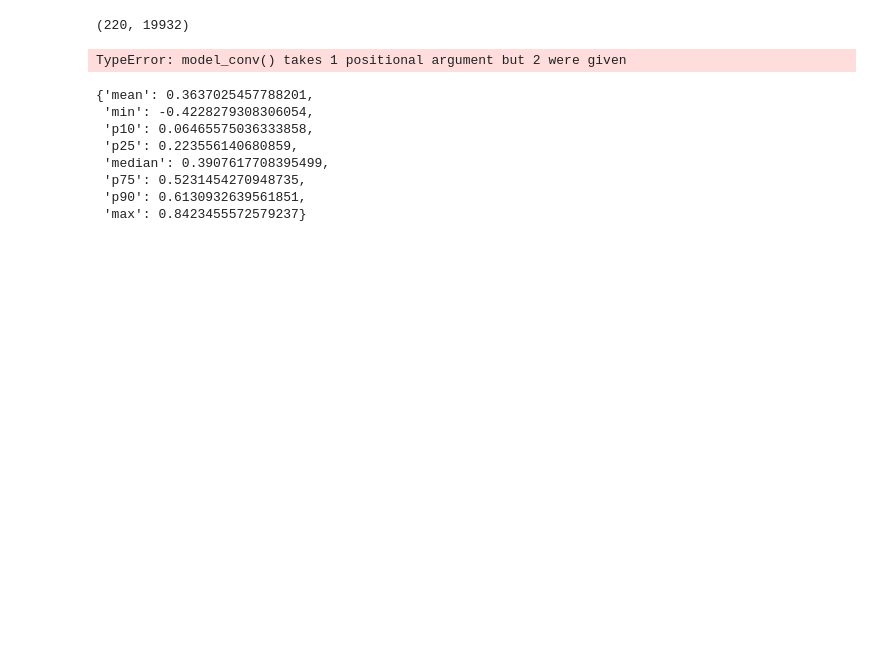
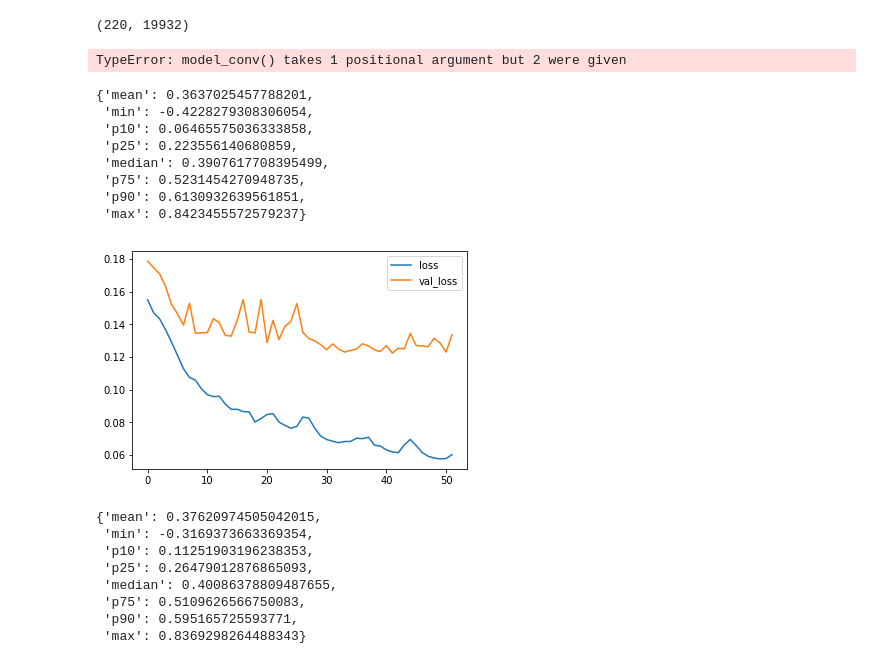
Before and after one commit to gagneurlab/rep, a Jupyter notebook: notebooks/models/4_models_nn.ipynb, the cells around one changed output. Drawn from its saved outputs; the diff is of its cells as text; code cells hidden in the pictures; blank space fills up the shorter version.

```diff
--- a/notebooks/models/4_models_nn.ipynb
+++ b/notebooks/models/4_models_nn.ipynb
@@ -522,23 +544,33 @@ def model_conv(input_size_):
 
     return baseNetwork
 # %%
-nn = model_conv(train.inputs.shape[1])
+nn = model_conv(train.inputs[:,:10000].shape[1])
 nn.reset_states()
-nn.fit(train.inputs,
-       train.targets,
+nn.fit(train.inputs[:,:10000],
+       train.targets[:,:10000],
        epochs=500,
        batch_size=16,
 #        steps_per_epoch=16,
 #        validation_steps=1,
-       validation_data=(valid.inputs, valid.targets),
+       validation_data=(valid.inputs[:,:10000], valid.targets[:,:10000]),
        verbose=0,
        callbacks=[
            EarlyStopping(monitor='val_loss', min_delta=1e-10, patience=10),
            plot_losses
        ])
-y_pred = nn.predict(valid.inputs)
-eval_nn = mt.rep_metric(valid.targets, y_pred)
+y_pred = nn.predict(valid.inputs[:,:10000])
+eval_nn = mt.rep_metric(valid.targets[:,:10000], y_pred)
 eval_nn['spearmanr']
+# %% [output]
+[figure, added]
+{'mean': 0.37620974505042015,
+ 'min': -0.3169373663369354,
+ 'p10': 0.11251903196238353,
+ 'p25': 0.26479012876865093,
+ 'median': 0.40086378809487655,
+ 'p75': 0.5109626566750083,
+ 'p90': 0.595165725593771,
+ 'max': 0.8369298264488343}
 # %%
 # hidden = 256
 # hidden_2 = 128
```
Also changed, not shown: parts of 6 cells of this notebook.
